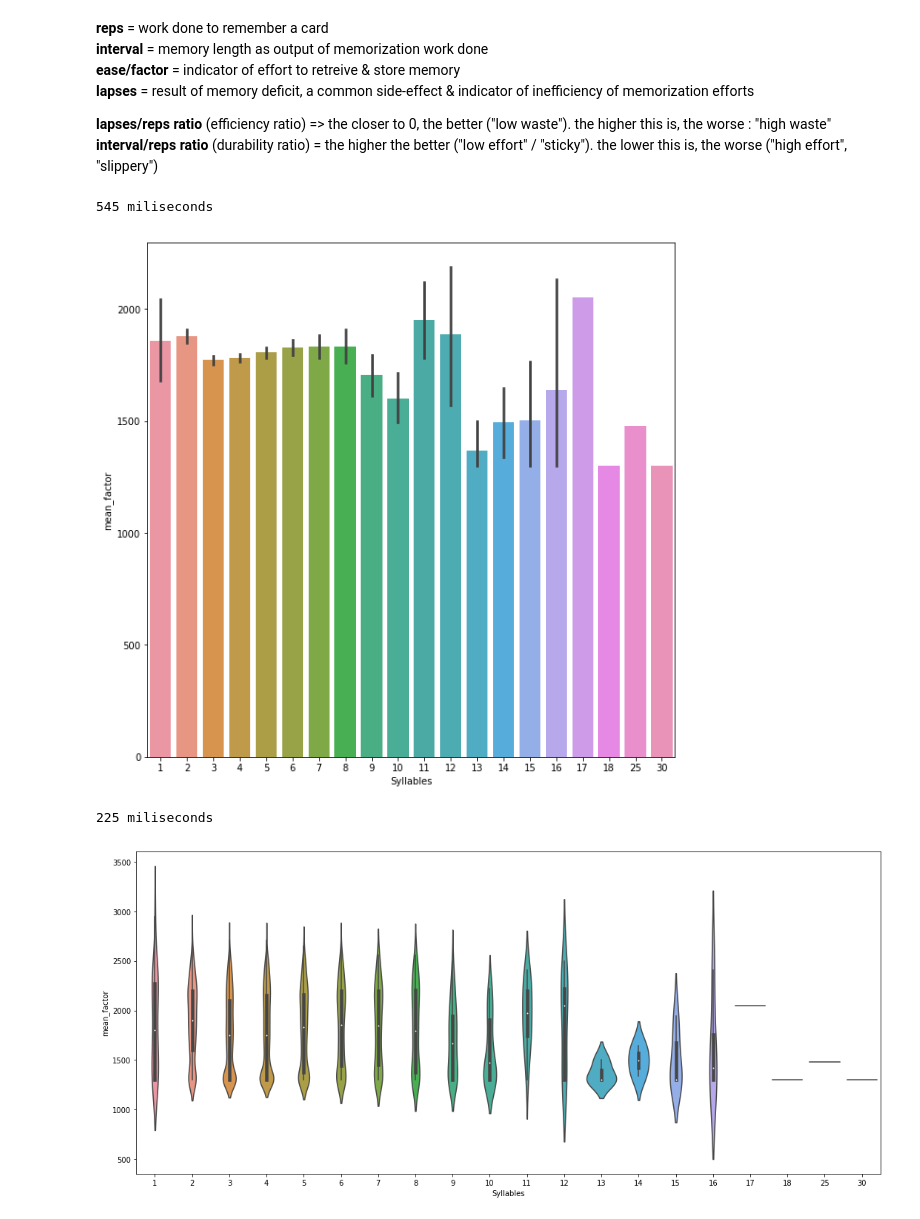
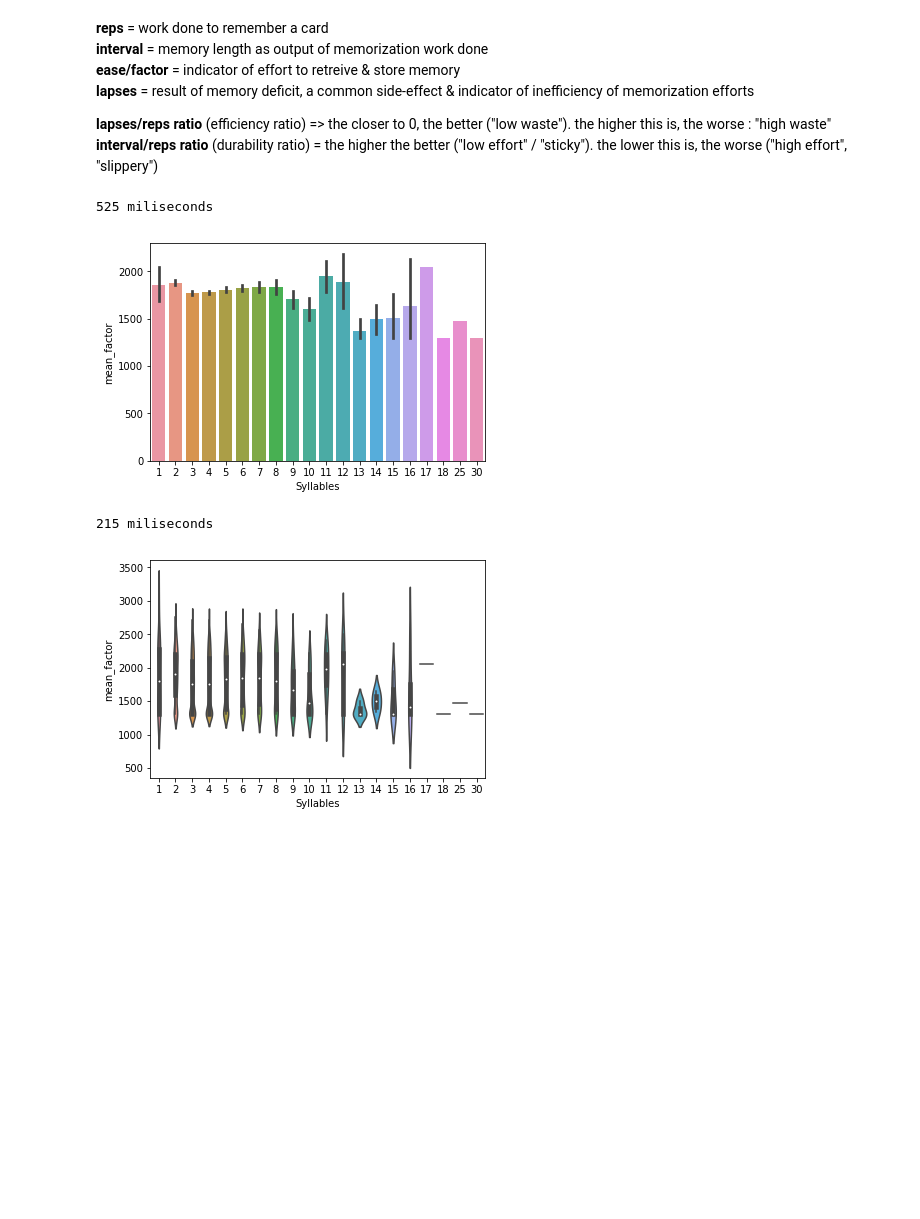
Before and after one commit to avidrucker/vocab-analysis, a Jupyter notebook: section_4_visualize_the_data.ipynb, the cells around one changed output. Drawn from its saved outputs; the diff is of its cells as text; code cells hidden in the pictures; blank space fills up the shorter version.

```diff
--- a/section_4_visualize_the_data.ipynb
+++ b/section_4_visualize_the_data.ipynb
@@ -220,13 +326,13 @@ time_it(stuff_6)
 **lapses/reps ratio** (efficiency ratio) => the closer to 0, the better ("low waste"). the higher this is, the worse : "high waste"
 **interval/reps ratio** (durability ratio) = the higher the better ("low effort" / "sticky"). the lower this is, the worse ("high effort", "slippery")
 # %%
-fig, ax = plt.subplots(figsize=(10,10))
+#fig, ax = plt.subplots(figsize=(10,10))
 time_it(sns.barplot, x='Syllables', y='mean_factor', data=df_notes)
 # %% [output]
-545 miliseconds
+525 miliseconds
-[figure, old version]
+[figure, new version]
 # %%
-fig, ax = plt.subplots(figsize=(18,8))
+#fig, ax = plt.subplots(figsize=(18,8))
 time_it(sns.violinplot, x='Syllables', y='mean_factor', data=df_notes)
 #time_it(sns.swarmplot, x='Syllables',
 #              y='factor',
@@ -234,8 +340,8 @@ time_it(sns.violinplot, x='Syllables', y='mean_factor', data=df_notes)
 #              color="k",
 #              alpha=0.5) #slightly transparent"""
 # %% [output]
-225 miliseconds
+215 miliseconds
-[figure, old version]
+[figure, new version]
 # %%
 #create a histogram of the distribution of repetitions
 time_it(sns.distplot, df_cards.reps)
```
Also changed, not shown: parts of 27 cells of this notebook, 3 other files.
